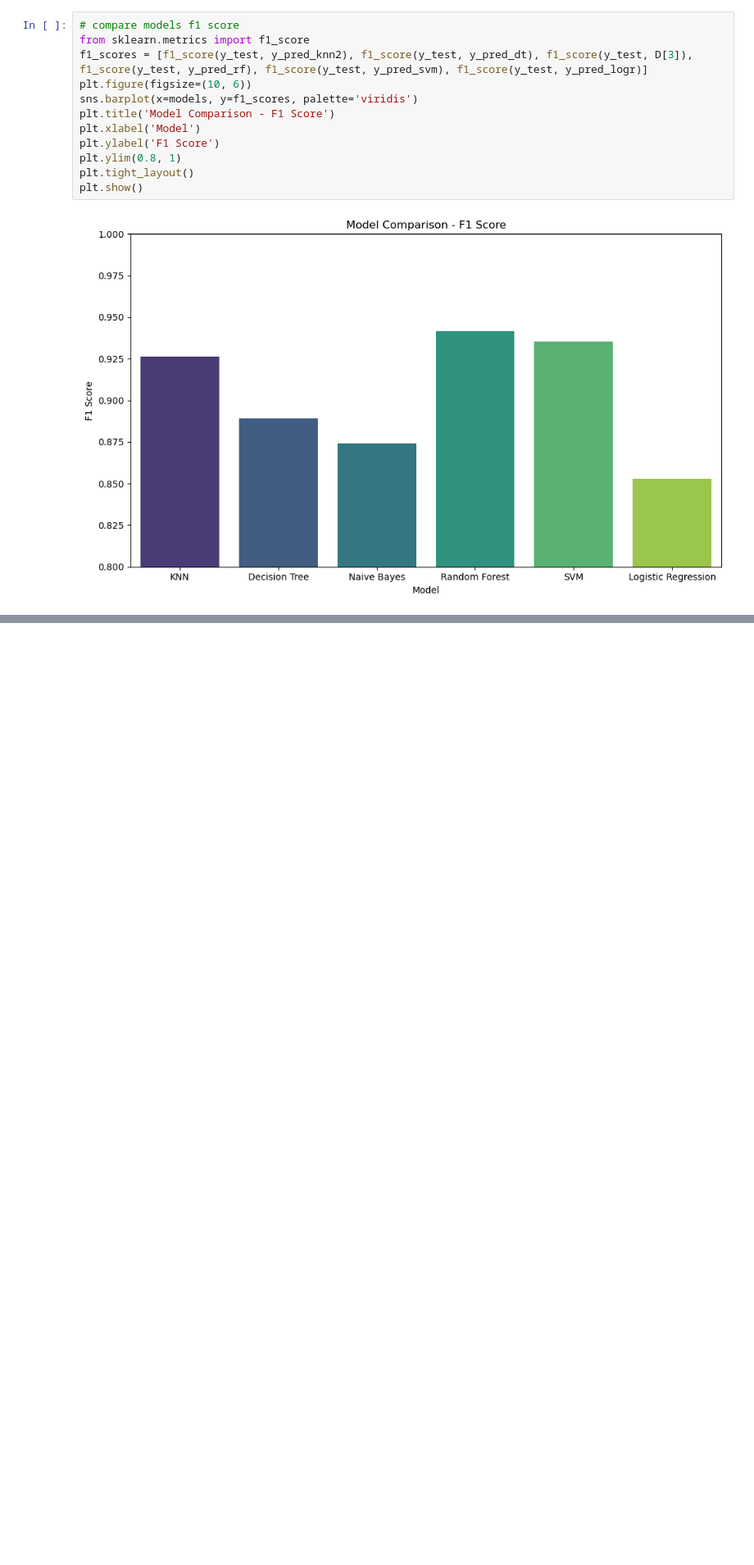
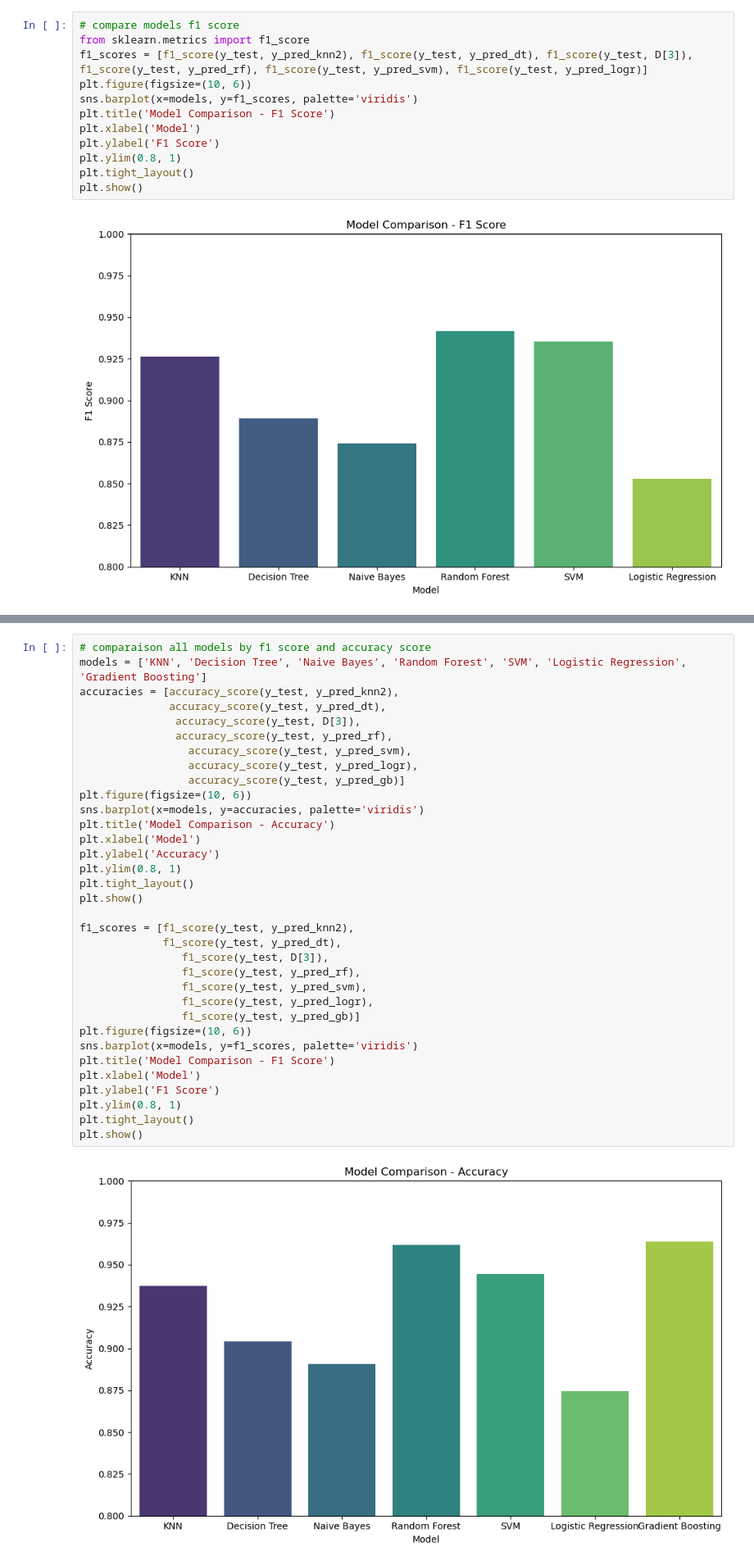
Before and after one commit to zakaria-obazzi/airline-passenger-satisfaction-ml, a Jupyter notebook: Predicting_airline_passenger_satisfaction.ipynb, the cells around one changed output, grey strips where cells are left out. Shown at 82% size. Cells and saved outputs as stored; diff of their text form; blank space fills up the shorter version.

```diff
--- a/Predicting_airline_passenger_satisfaction.ipynb
+++ b/Predicting_airline_passenger_satisfaction.ipynb
@@ -631,0 +753,36 @@ it is the **combination** of wifi, comfort, boarding experience, and travel type
+# %%
+# comparaison all models by f1 score and accuracy score
+models = ['KNN', 'Decision Tree', 'Naive Bayes', 'Random Forest', 'SVM', 'Logistic Regression', 'Gradient Boosting']
+accuracies = [accuracy_score(y_test, y_pred_knn2),
+              accuracy_score(y_test, y_pred_dt),
+               accuracy_score(y_test, D[3]),
+               accuracy_score(y_test, y_pred_rf),
+                 accuracy_score(y_test, y_pred_svm),
+                 accuracy_score(y_test, y_pred_logr),
+                 accuracy_score(y_test, y_pred_gb)]
+plt.figure(figsize=(10, 6))
+sns.barplot(x=models, y=accuracies, palette='viridis')
+plt.title('Model Comparison - Accuracy')
+plt.xlabel('Model')
+plt.ylabel('Accuracy')
+plt.ylim(0.8, 1)
+plt.tight_layout()
+plt.show()
+
+f1_scores = [f1_score(y_test, y_pred_knn2),
+             f1_score(y_test, y_pred_dt),
+                f1_score(y_test, D[3]),
+                f1_score(y_test, y_pred_rf),
+                f1_score(y_test, y_pred_svm),
+                f1_score(y_test, y_pred_logr),
+                f1_score(y_test, y_pred_gb)]
+plt.figure(figsize=(10, 6))
+sns.barplot(x=models, y=f1_scores, palette='viridis')
+plt.title('Model Comparison - F1 Score')
+plt.xlabel('Model')
+plt.ylabel('F1 Score')
+plt.ylim(0.8, 1)
+plt.tight_layout()
+plt.show()
+# %% [output]
+[figure, added]
```
Also changed, not shown: parts of 8 cells of this notebook.
